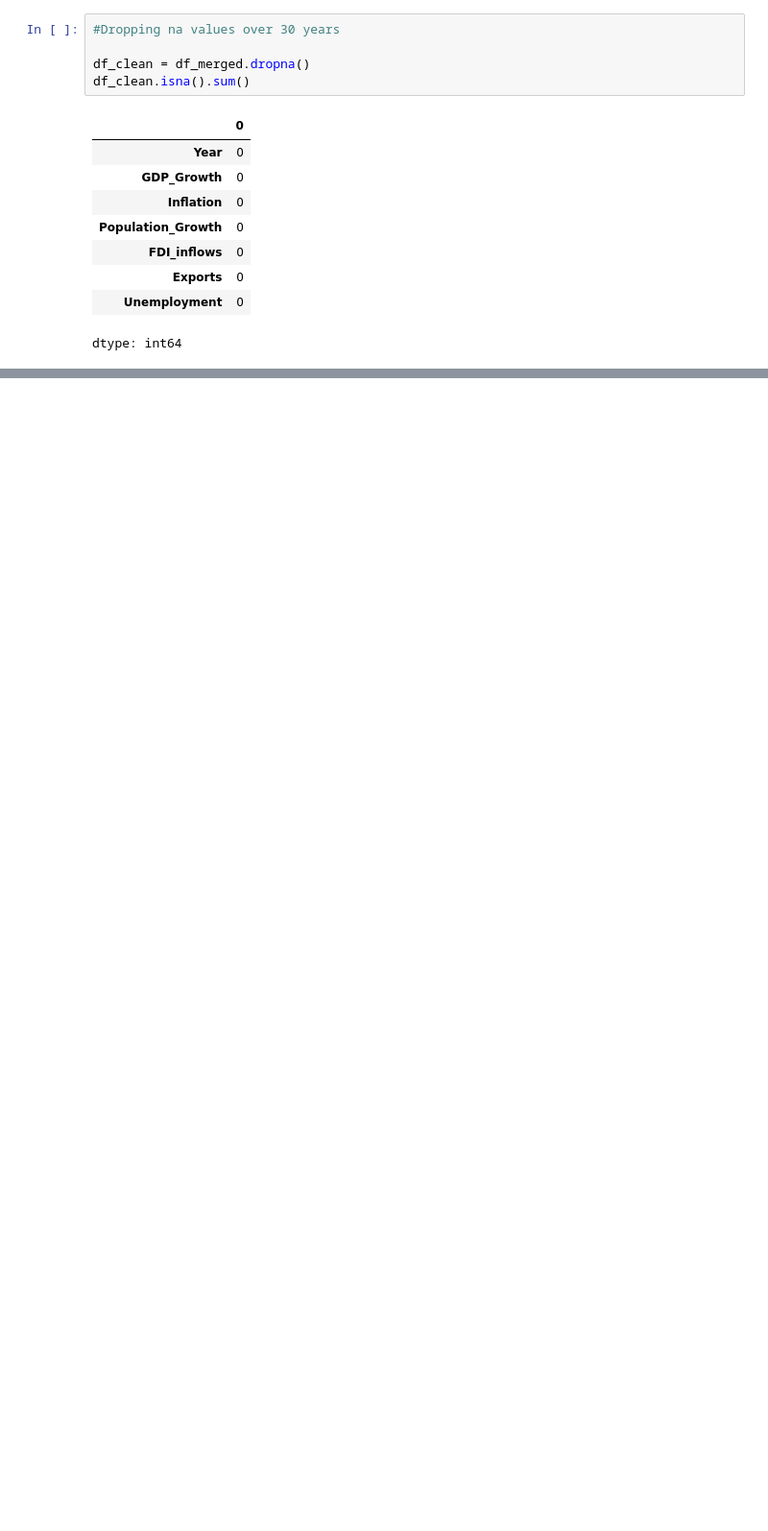
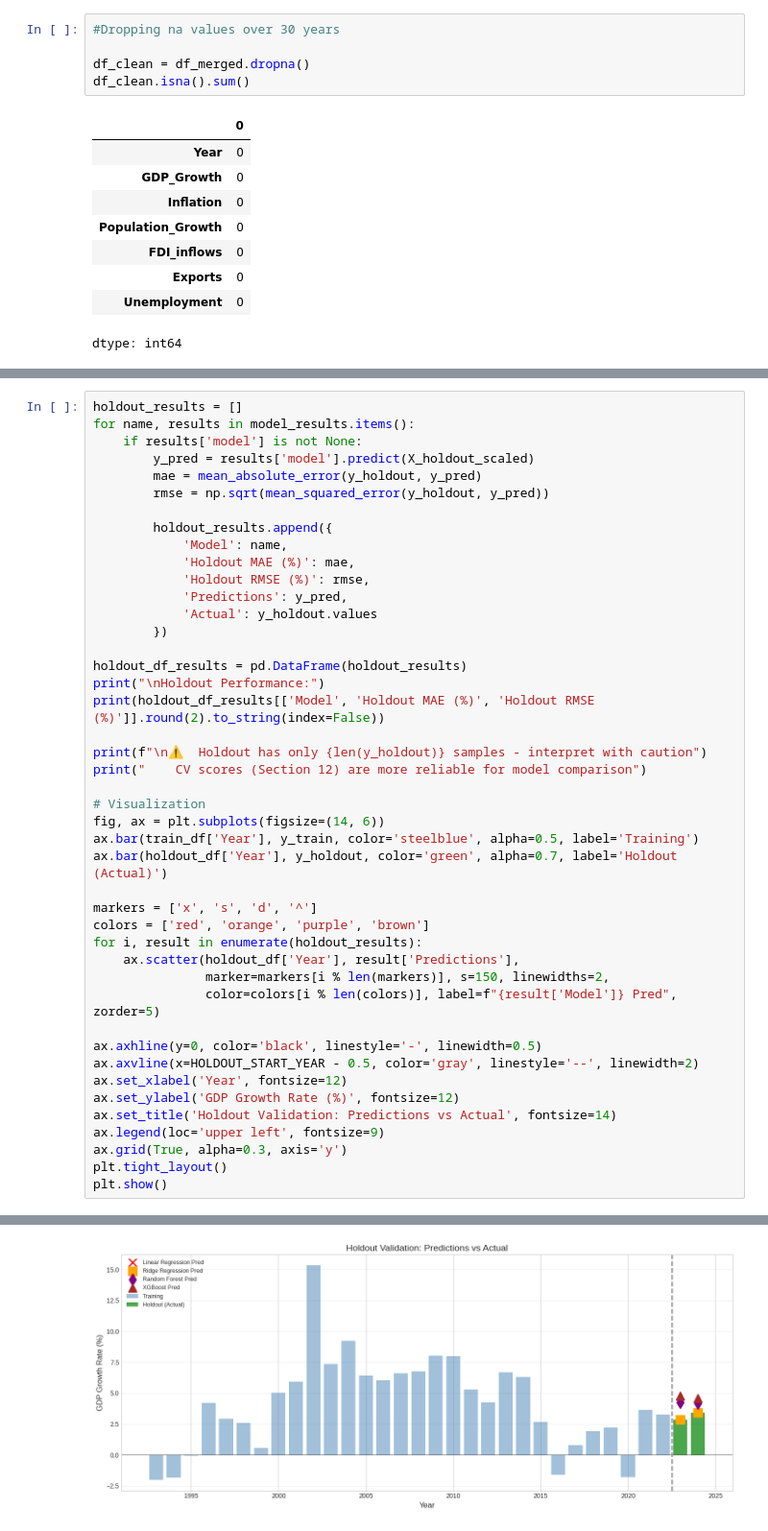
Before and after one commit to goodnessezichioum/DS-final-project, a Jupyter notebook: economic-assessment.ipynb, the cells around one changed output, grey strips where cells are left out. Shown at 96% size. Drawn from its saved outputs; the diff is of its cells as text; blank space fills up the shorter version.

```diff
--- a/economic-assessment.ipynb
+++ b/economic-assessment.ipynb
@@ -848,0 +784,45 @@ plt.show()
+# %%
+holdout_results = []
+for name, results in model_results.items():
+    if results['model'] is not None:
+        y_pred = results['model'].predict(X_holdout_scaled)
+        mae = mean_absolute_error(y_holdout, y_pred)
+        rmse = np.sqrt(mean_squared_error(y_holdout, y_pred))
+
+        holdout_results.append({
+            'Model': name,
+            'Holdout MAE (%)': mae,
+            'Holdout RMSE (%)': rmse,
+            'Predictions': y_pred,
+            'Actual': y_holdout.values
+        })
+
+holdout_df_results = pd.DataFrame(holdout_results)
+print("\nHoldout Performance:")
+print(holdout_df_results[['Model', 'Holdout MAE (%)', 'Holdout RMSE (%)']].round(2).to_string(index=False))
+
+print(f"\n⚠️  Holdout has only {len(y_holdout)} samples - interpret with caution")
+print("    CV scores (Section 12) are more reliable for model comparison")
+
+# Visualization
+fig, ax = plt.subplots(figsize=(14, 6))
+ax.bar(train_df['Year'], y_train, color='steelblue', alpha=0.5, label='Training')
+ax.bar(holdout_df['Year'], y_holdout, color='green', alpha=0.7, label='Holdout (Actual)')
+
+markers = ['x', 's', 'd', '^']
+colors = ['red', 'orange', 'purple', 'brown']
+for i, result in enumerate(holdout_results):
+    ax.scatter(holdout_df['Year'], result['Predictions'],
+               marker=markers[i % len(markers)], s=150, linewidths=2,
+               color=colors[i % len(colors)], label=f"{result['Model']} Pred", zorder=5)
+
+ax.axhline(y=0, color='black', linestyle='-', linewidth=0.5)
+ax.axvline(x=HOLDOUT_START_YEAR - 0.5, color='gray', linestyle='--', linewidth=2)
+ax.set_xlabel('Year', fontsize=12)
+ax.set_ylabel('GDP Growth Rate (%)', fontsize=12)
+ax.set_title('Holdout Validation: Predictions vs Actual', fontsize=14)
+ax.legend(loc='upper left', fontsize=9)
+ax.grid(True, alpha=0.3, axis='y')
+plt.tight_layout()
+plt.show()
+# %% [output]
@@ -848,0 +838 @@ plt.show()
+[figure, added]
```
Also changed, not shown: parts of 46 cells of this notebook.
